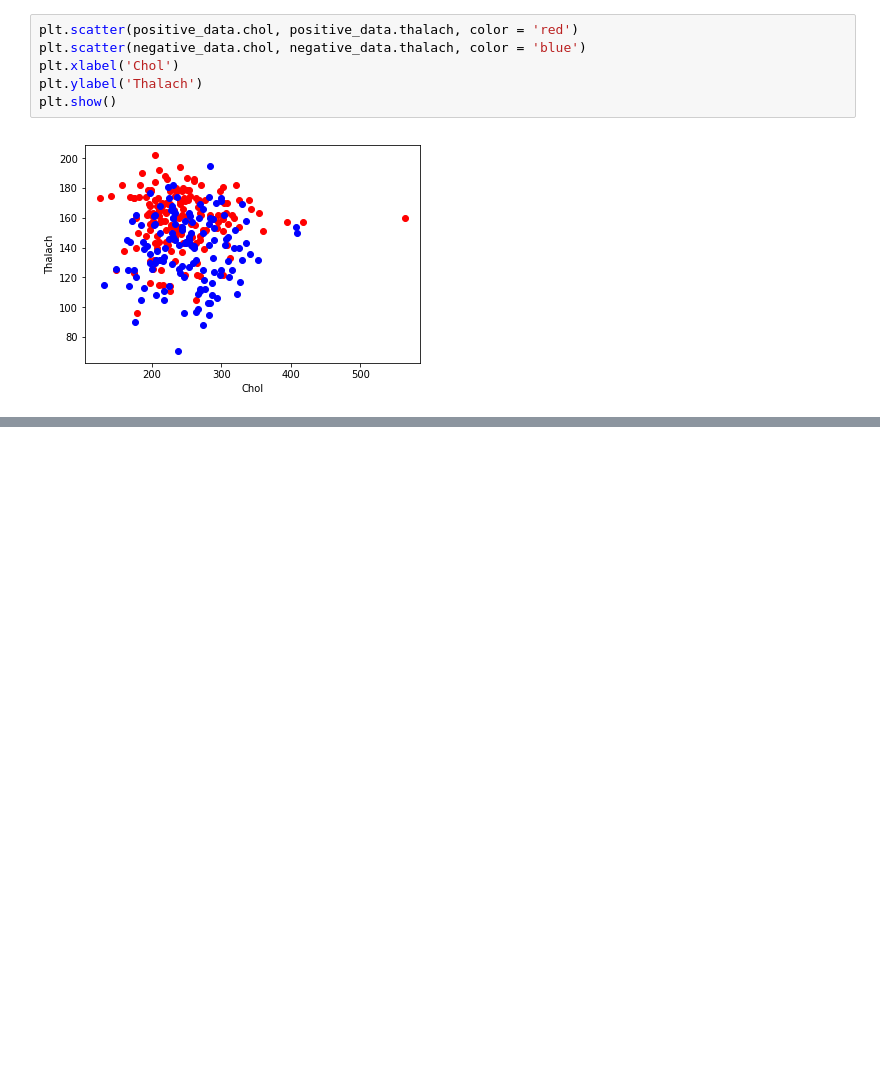
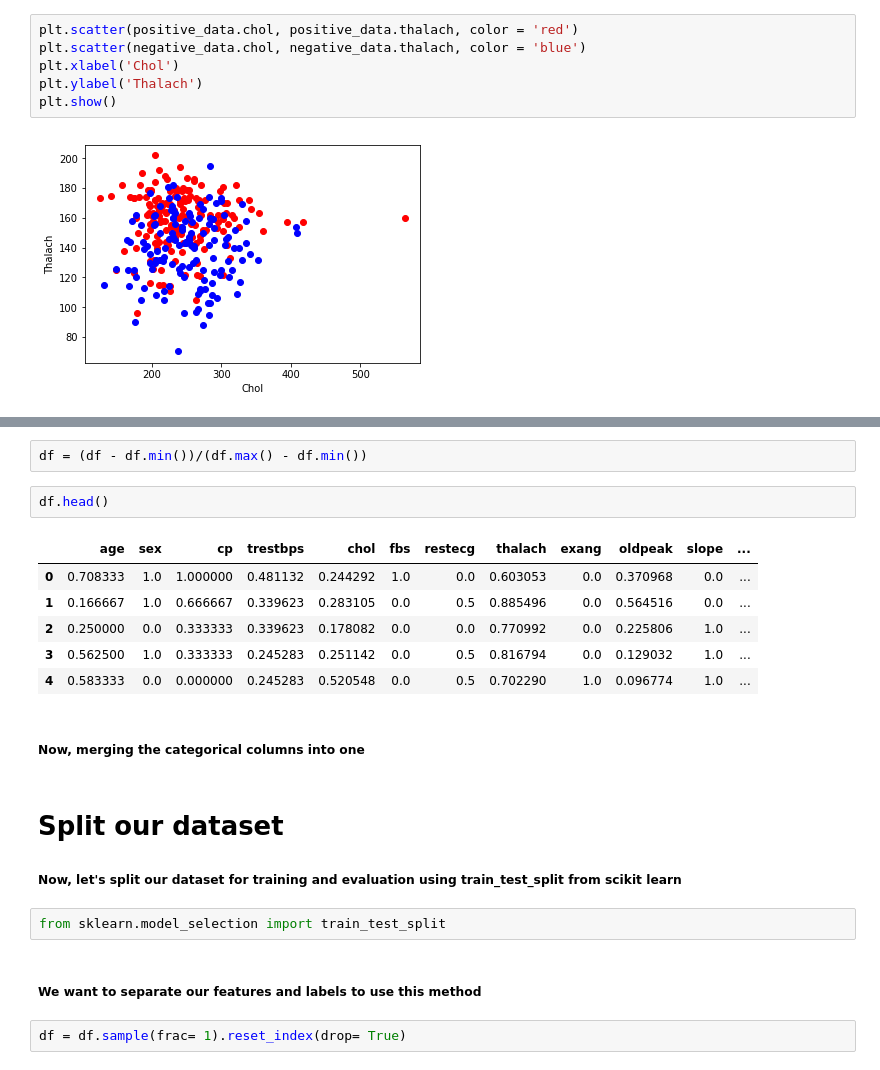
Before and after one commit to Navayuvan-SB/Heart-Disease-Prediction, a Jupyter notebook: DNN Heart Disease Predictor.ipynb, the cells around one changed output, grey strips where cells are left out. Cells and saved outputs as stored; diff of their text form; blank space fills up the shorter version.

```diff
--- a/DNN Heart Disease Predictor.ipynb
+++ b/DNN Heart Disease Predictor.ipynb
@@ -92,0 +111,23 @@ plt.show()
+# %%
+df = (df - df.min())/(df.max() - df.min())
+# %%
+df.head()
+# %% [output]
+|  | age | sex | cp | trestbps | chol | fbs | restecg | thalach | exang | oldpeak | slope | ... |
+| 0 | 0.708333 | 1.0 | 1.000000 | 0.481132 | 0.244292 | 1.0 | 0.0 | 0.603053 | 0.0 | 0.370968 | 0.0 | ... |
+| 1 | 0.166667 | 1.0 | 0.666667 | 0.339623 | 0.283105 | 0.0 | 0.5 | 0.885496 | 0.0 | 0.564516 | 0.0 | ... |
+| 2 | 0.250000 | 0.0 | 0.333333 | 0.339623 | 0.178082 | 0.0 | 0.0 | 0.770992 | 0.0 | 0.225806 | 1.0 | ... |
+| 3 | 0.562500 | 1.0 | 0.333333 | 0.245283 | 0.251142 | 0.0 | 0.5 | 0.816794 | 0.0 | 0.129032 | 1.0 | ... |
+| 4 | 0.583333 | 0.0 | 0.000000 | 0.245283 | 0.520548 | 0.0 | 0.5 | 0.702290 | 1.0 | 0.096774 | 1.0 | ... |
+# %% [markdown]
+##### Now, merging the categorical columns into one
+# %% [markdown]
+# Split our dataset
+
+##### Now, let's split our dataset for training and evaluation using train_test_split from scikit learn
+# %%
+from sklearn.model_selection import train_test_split
+# %% [markdown]
+##### We want to separate our features and labels to use this method
+# %%
+df = df.sample(frac= 1).reset_index(drop= True)
```
Also changed, not shown: parts of 19 cells of this notebook, 24 other files.
